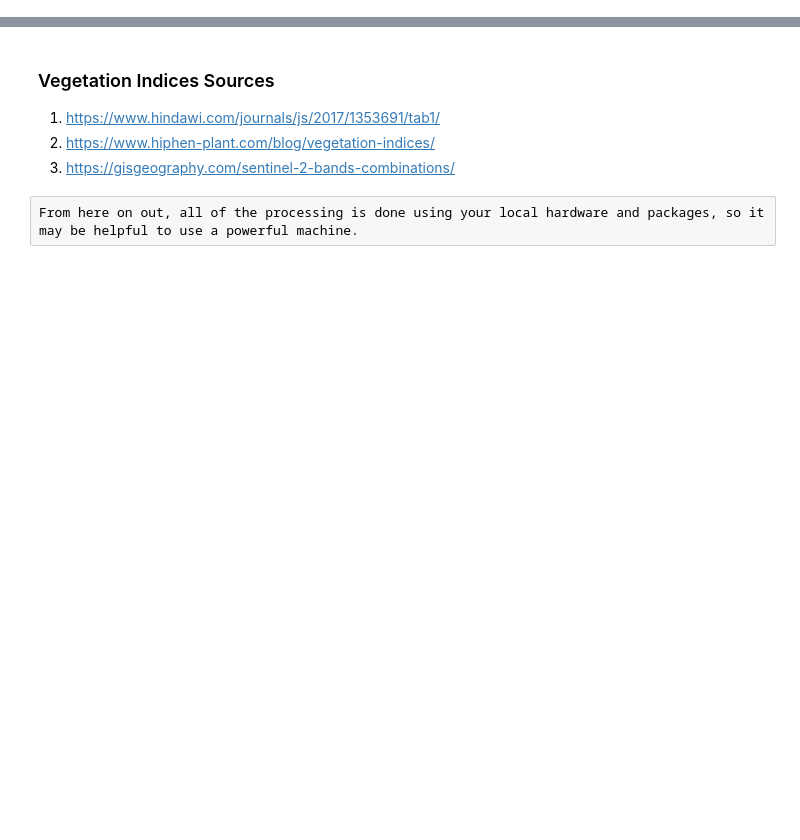
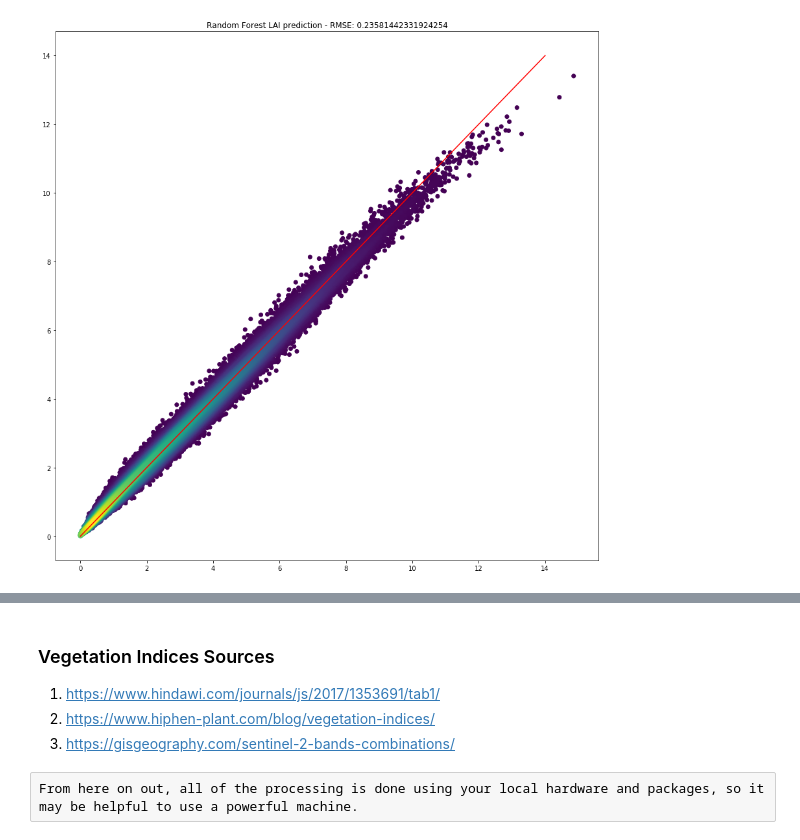
Before and after one commit to h39s/ALR_Earth_Engine, a Jupyter notebook: ALR_single_image.ipynb, the cells around one changed output, grey strips where cells are left out. Cells and saved outputs as stored; diff of their text form; code cells hidden in the pictures; blank space fills up the shorter version.

```diff
--- a/ALR_single_image.ipynb
+++ b/ALR_single_image.ipynb
@@ -368,0 +204,4 @@ Text(0.5, 1.0, 'Neural Net LAI Error prediction - RMSE: 0.18510873299267214')
+# %%
+# Using scikit-learns implementation of Random Forest regression, fit a random forest to our input data
+rf_model = RandomForestRegressor()
+rf_model.fit(scaled_inputs_SL2P, outputs.values)
@@ -368,0 +216,6 @@ Text(0.5, 1.0, 'Neural Net LAI Error prediction - RMSE: 0.18510873299267214')
+# %%
+rf_predictions = rf_model.predict(scaled_inputs_SL2P)
+# %%
+plot_prediction(true_values=outputs, predicted_values=rf_predictions, ideal_predictor_range=[0,14], description="Random Forest LAI prediction")
+# %% [output]
+[figure, added]
```
Also changed, not shown: parts of 86 cells of this notebook.
